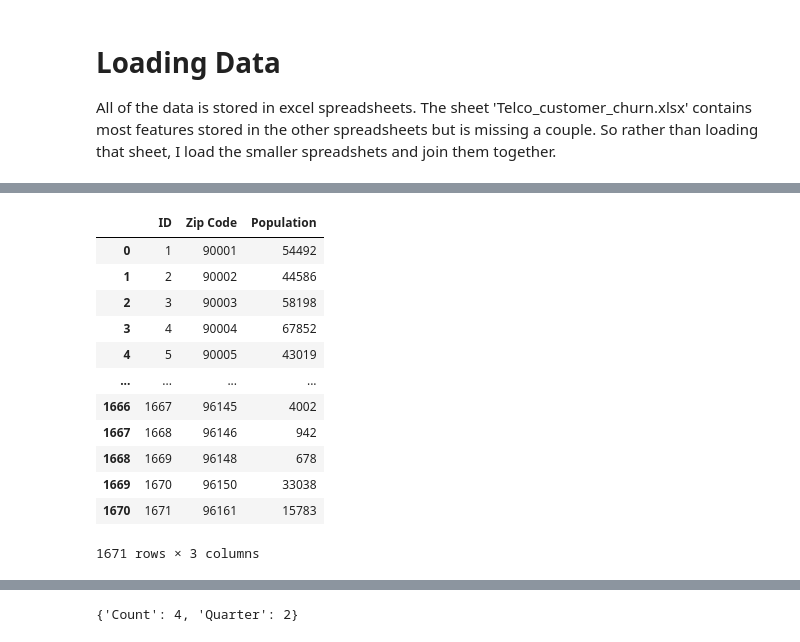
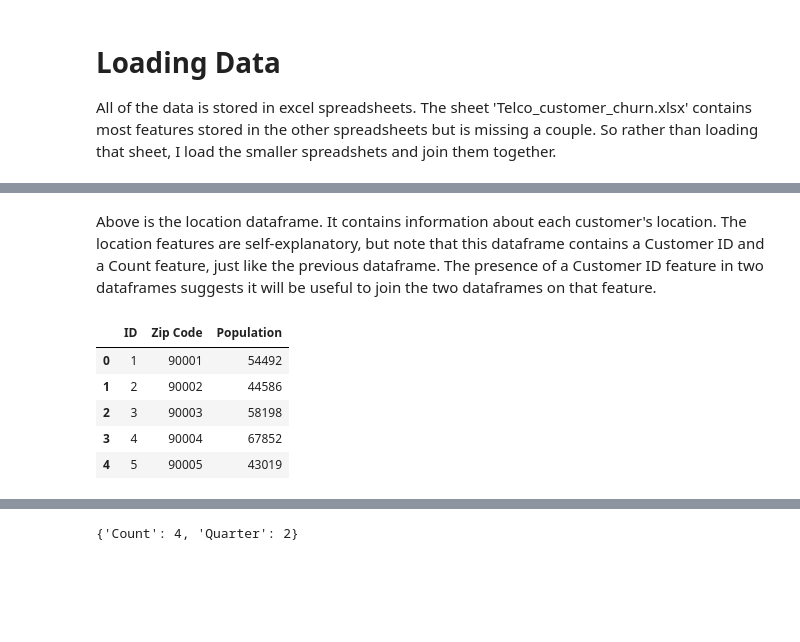
Before and after one commit to penichols10/telco_churn, a Jupyter notebook: telco_churn.ipynb, the cells around one changed output, grey strips where cells are left out. Drawn from its saved outputs; the diff is of its cells as text; code cells hidden in the pictures; blank space fills up the shorter version.

```diff
--- a/telco_churn.ipynb
+++ b/telco_churn.ipynb
@@ -80,16 +73,11 @@ We can see above that the population dataframe, the one with the 'ID' feature bu
+# %% [markdown]
+Above is the location dataframe. It contains information about each customer's location. The location features are self-explanatory, but note that this dataframe contains a Customer ID and a Count feature, just like the previous dataframe. The presence of a Customer ID feature in two dataframes suggests it will be useful to join the two dataframes on that feature.
 # %%
-df_population
+df_population.head()
 # %% [output]
 |  | ID | Zip Code | Population |
 | 0 | 1 | 90001 | 54492 |
 | 1 | 2 | 90002 | 44586 |
 | 2 | 3 | 90003 | 58198 |
 | 3 | 4 | 90004 | 67852 |
 | 4 | 5 | 90005 | 43019 |
-| ... | ... | ... | ... |
-| 1666 | 1667 | 96145 | 4002 |
-| 1667 | 1668 | 96146 | 942 |
-| 1668 | 1669 | 96148 | 678 |
-| 1669 | 1670 | 96150 | 33038 |
-| 1670 | 1671 | 96161 | 15783 |
-1671 rows × 3 columns
```
Also changed, not shown: parts of 39 cells of this notebook.
